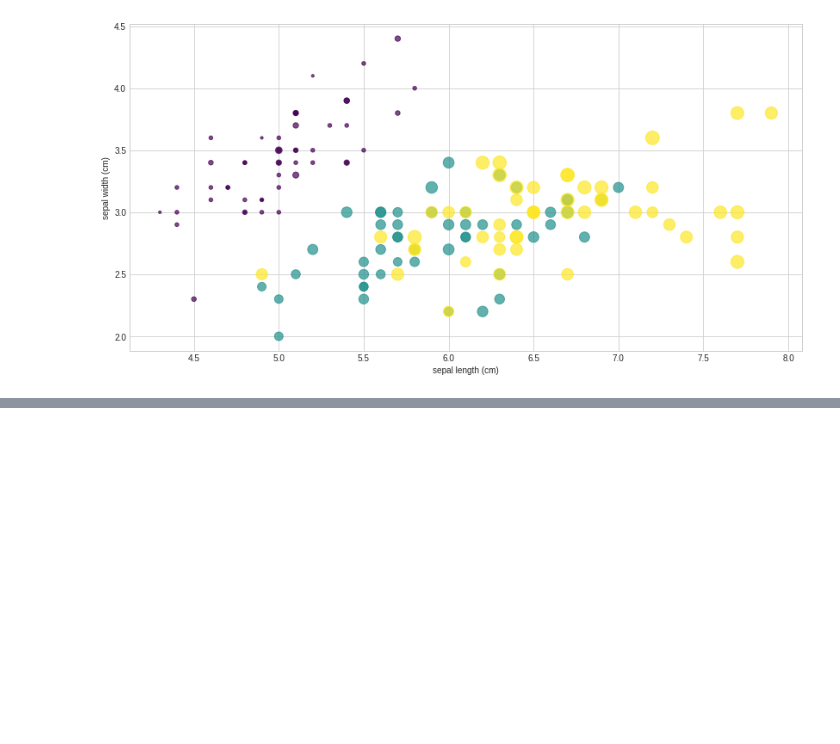
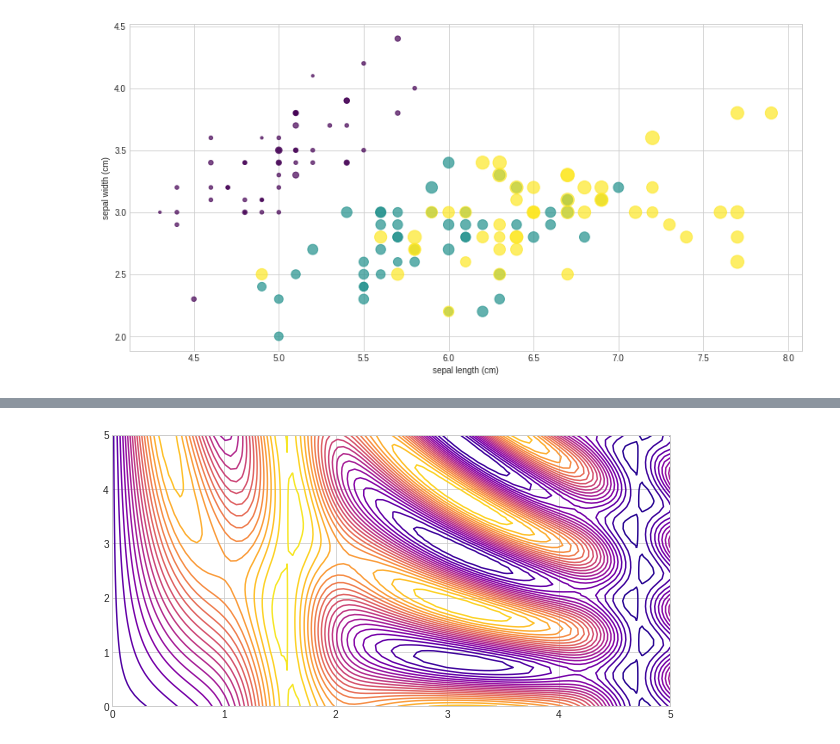
Before and after one commit to KazumaShachou/DataScience, a Jupyter notebook: Matplotlib__1.ipynb, the cells around one changed output, grey strips where cells are left out. Saved outputs shown, nothing was run; the diff lists cells and outputs as text; code cells hidden in the pictures; blank space fills up the shorter version.

```diff
--- a/Matplotlib__1.ipynb
+++ b/Matplotlib__1.ipynb
@@ -223,0 +260,5 @@ plt.ylabel(iris.feature_names[1]);
+# %%
+plt.figure(figsize=(10,5))
+plt.contour(X, Y, Z, 20, cmap = 'plasma');
+# %% [output]
+[figure, added]
```
Also changed, not shown: parts of 18 cells of this notebook.
